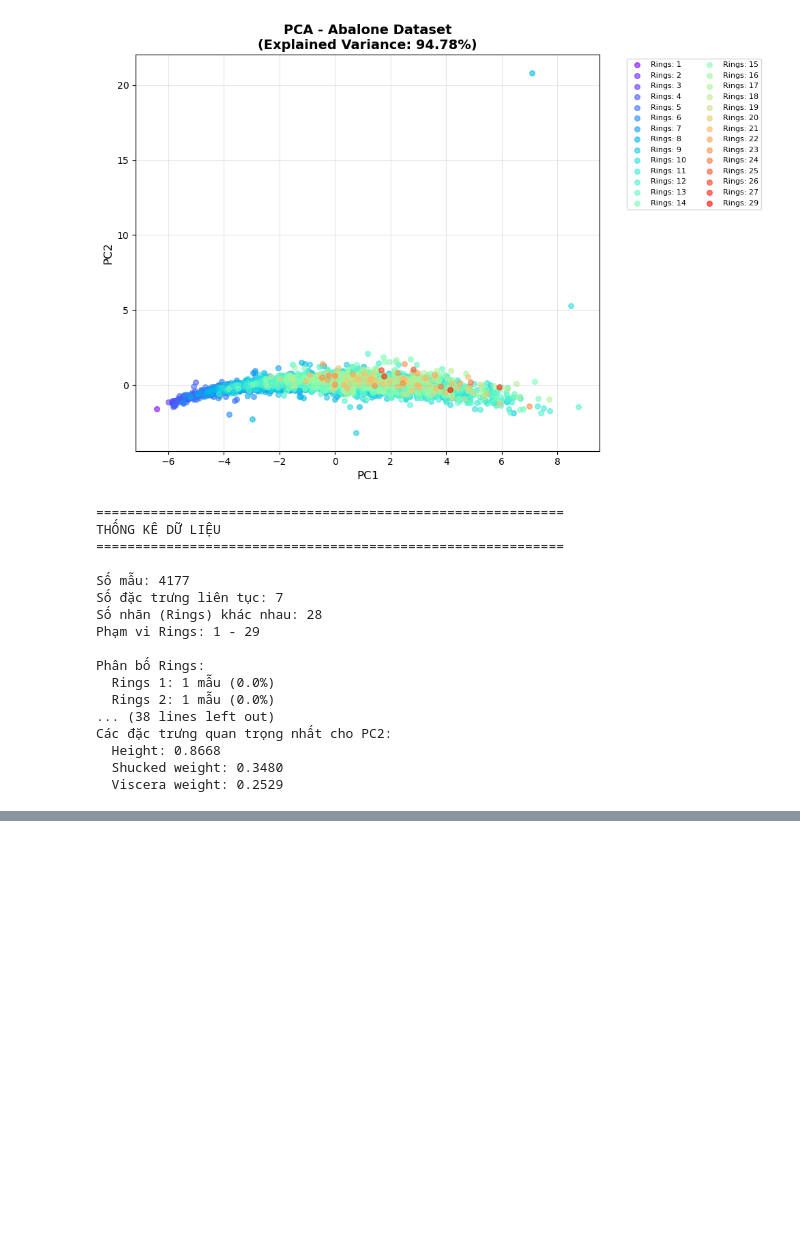
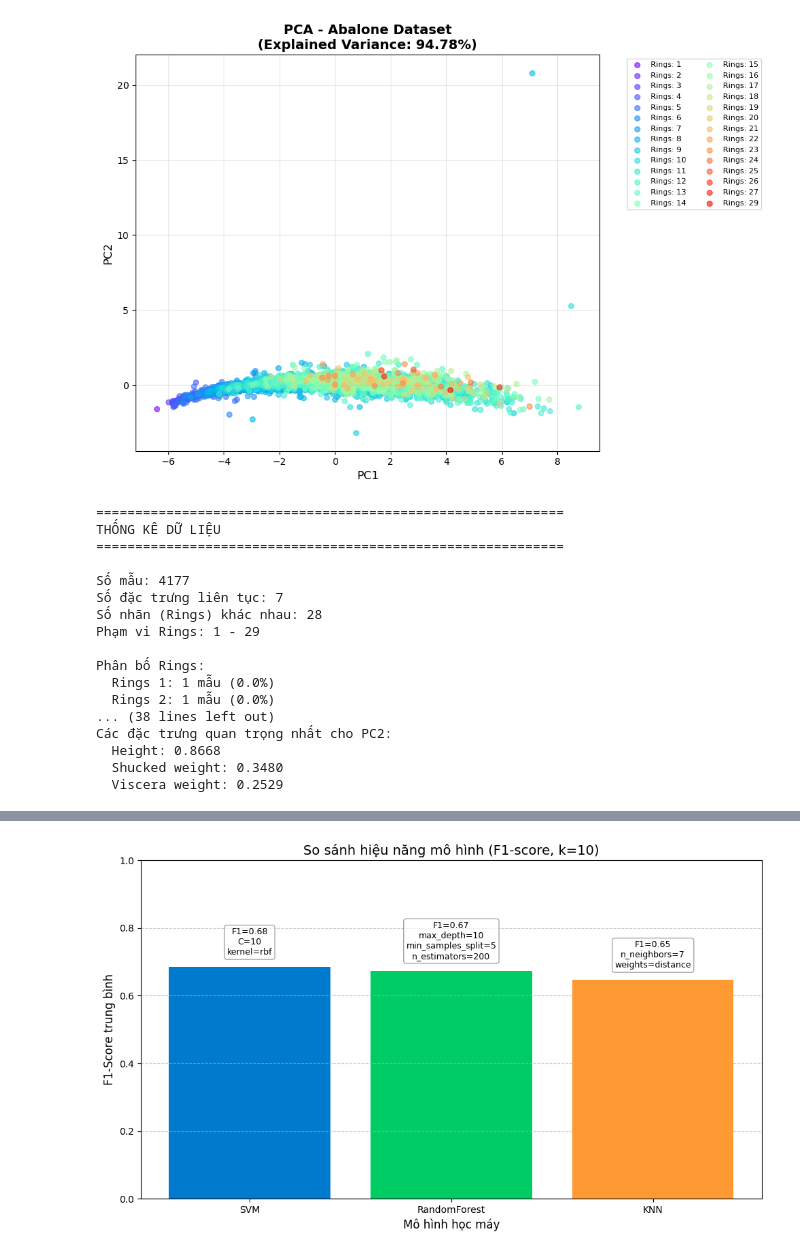
Before and after one commit to Duong-TieuLy/Abalone, a Jupyter notebook: abalone.ipynb, the cells around one changed output, grey strips where cells are left out. Saved outputs shown, nothing was run; the diff lists cells and outputs as text; code cells hidden in the pictures; blank space fills up the shorter version.

Commit message:
Đang làm câu 3

```diff
--- a/abalone.ipynb
+++ b/abalone.ipynb
@@ -210,3 +210,102 @@ Các đặc trưng quan trọng nhất cho PC2:
   Height: 0.8668
   Shucked weight: 0.3480
   Viscera weight: 0.2529
+# %%
+import pandas as pd
+import numpy as np
+from sklearn.model_selection import StratifiedKFold, GridSearchCV
+from sklearn.preprocessing import LabelEncoder, StandardScaler
+from sklearn.metrics import f1_score, make_scorer
+from sklearn.neighbors import KNeighborsClassifier
+from sklearn.ensemble import RandomForestClassifier
+from sklearn.svm import SVC
+import matplotlib.pyplot as plt
+
+# --- 1. Đọc dữ liệu ---
+df = pd.read_csv("abalone_data.csv")
+
+# --- 2. Mã hóa cột phân loại ---
+le = LabelEncoder()
+df['Sex'] = le.fit_transform(df['Sex'])
+
+# --- 3. Chia dữ liệu ---
+X = df.drop('Rings', axis=1)
+y = df['Rings']
+
+# ⚙️ Chuyển bài toán Regression -> Classification (3 nhóm tuổi)
+y = pd.cut(y, bins=[0, 8, 11, 30], labels=[0, 1, 2])
+y = y.astype(int)
+
+# --- 4. Chuẩn hóa ---
+scaler = StandardScaler()
+X_scaled = scaler.fit_transform(X)
+
+# --- 5. 10-fold Cross Validation ---
+kf = StratifiedKFold(n_splits=10, shuffle=True, random_state=42)
+
+# --- 6. Mô hình và tham số ---
+models = {
+    "KNN": {
+        "model": KNeighborsClassifier(),
+        "params": {"n_neighbors": [3, 5, 7, 9], "weights": ["uniform", "distance"]}
+    },
+    "RandomForest": {
+        "model": RandomForestClassifier(random_state=42),
+        "params": {
+            "n_estimators": [100, 200],
+            "max_depth": [None, 10, 20],
+            "min_samples_split": [2, 5]
+        }
+    },
+    "SVM": {
+        "model": SVC(random_state=42),
+        "params": {"C": [0.1, 1, 10], "kernel": ["linear", "rbf"]}
+    }
+}
+
+# --- 7. Huấn luyện + tinh chỉnh ---
+results = []
+for name, cfg in models.items():
+    print(f"\n🔹 Đang tinh chỉnh tham số cho {name} ...")
+    grid = GridSearchCV(
+        cfg["model"], cfg["params"],
+        cv=kf, scoring=make_scorer(f1_score, average="macro"),
+        n_jobs=-1
+    )
+    grid.fit(X_scaled, y)
+    results.append({
+        "Model": name,
+        "Best Params": grid.best_params_,
+        "F1-Score": grid.best_score_
+    })
+
+# --- 8. Hiển thị bảng kết quả ---
+results_df = pd.DataFrame(results)
+results_df = results_df.sort_values(by="F1-Score", ascending=False).reset_index(drop=True)
+print("\n📊 Kết quả so sánh hiệu năng:")
+print(results_df)
+
+# --- 9. Vẽ biểu đồ có tham số ---
+plt.figure(figsize=(10,6))
+bars = plt.bar(results_df["Model"], results_df["F1-Score"], color=['#007acc','#00cc66','#ff9933'])
+plt.title("So sánh hiệu năng mô hình (F1-score, k=10)", fontsize=14)
+plt.xlabel("Mô hình học máy", fontsize=12)
+plt.ylabel("F1-Score trung bình", fontsize=12)
+plt.ylim(0, 1)
+plt.grid(axis='y', linestyle='--', alpha=0.7)
+
+# Hiển thị F1-score và tham số trên từng cột
+for bar, (_, row) in zip(bars, results_df.iterrows()):
+    yval = bar.get_height()
+    params_text = "\n".join([f"{k}={v}" for k, v in row["Best Params"].items()])
+    plt.text(
+        bar.get_x() + bar.get_width()/2,
+        yval + 0.03,
+        f"F1={yval:.4f}\n{params_text}",
+        ha='center', va='bottom', fontsize=9,
+        bbox=dict(facecolor='white', alpha=0.7, edgecolor='gray', boxstyle='round,pad=0.3')
+    )
+
+plt.tight_layout()
+plt.show()
+# %% [output]
@@ -212,0 +323 @@ Các đặc trưng quan trọng nhất cho PC2:
+[figure, added]
```
Also changed, not shown: parts of 1 cell of this notebook.
